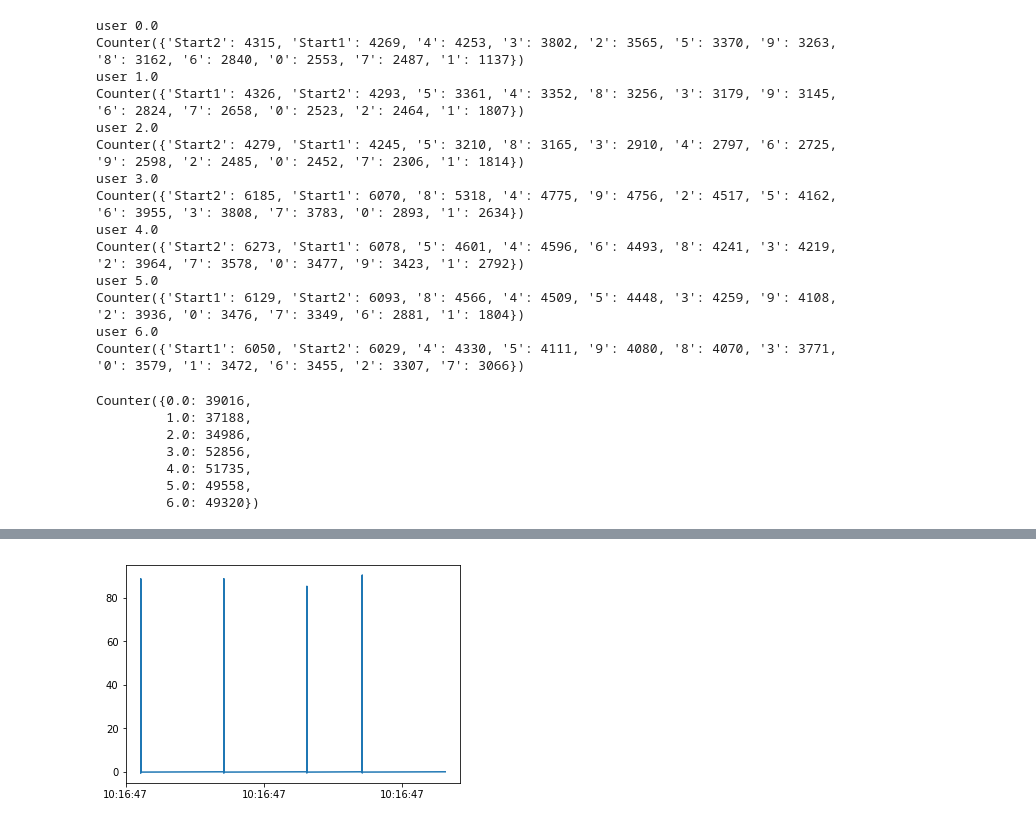
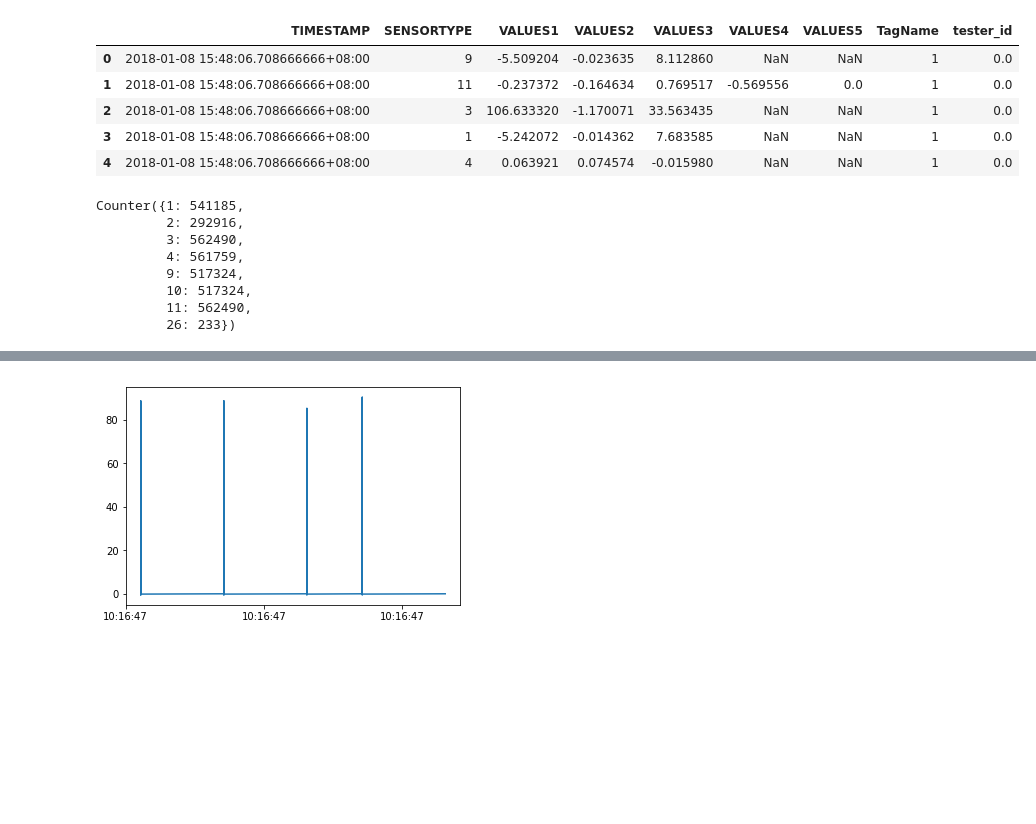
Before and after one commit to iamqingmei/Gesture-Prediction, a Jupyter notebook: src/pre-processing/Analysis.ipynb, the cells around one changed output, grey strips where cells are left out. Saved outputs shown, nothing was run; the diff lists cells and outputs as text; code cells hidden in the pictures; blank space fills up the shorter version.

```diff
--- a/src/pre-processing/Analysis.ipynb
+++ b/src/pre-processing/Analysis.ipynb
@@ -9,32 +9,23 @@ import sys
 import logging
 # %%
 sensor_df = pd.DataFrame.from_csv("../../data/database/sensor_data.csv")
-# %%
-for i in set(sensor_df.tester_id.tolist()):
-    print('user ' + str(i))
-    print(Counter(sensor_df[sensor_df.tester_id == i].TagName))
-# %% [output]
-user 0.0
-Counter({'Start2': 4315, 'Start1': 4269, '4': 4253, '3': 3802, '2': 3565, '5': 3370, '9': 3263, '8': 3162, '6': 2840, '0': 2553, '7': 2487, '1': 1137})
-user 1.0
-Counter({'Start1': 4326, 'Start2': 4293, '5': 3361, '4': 3352, '8': 3256, '3': 3179, '9': 3145, '6': 2824, '7': 2658, '0': 2523, '2': 2464, '1': 1807})
-user 2.0
-Counter({'Start2': 4279, 'Start1': 4245, '5': 3210, '8': 3165, '3': 2910, '4': 2797, '6': 2725, '9': 2598, '2': 2485, '0': 2452, '7': 2306, '1': 1814})
-user 3.0
-Counter({'Start2': 6185, 'Start1': 6070, '8': 5318, '4': 4775, '9': 4756, '2': 4517, '5': 4162, '6': 3955, '3': 3808, '7': 3783, '0': 2893, '1': 2634})
-user 4.0
-Counter({'Start2': 6273, 'Start1': 6078, '5': 4601, '4': 4596, '6': 4493, '8': 4241, '3': 4219, '2': 3964, '7': 3578, '0': 3477, '9': 3423, '1': 2792})
-user 5.0
-Counter({'Start1': 6129, 'Start2': 6093, '8': 4566, '4': 4509, '5': 4448, '3': 4259, '9': 4108, '2': 3936, '0': 3476, '7': 3349, '6': 2881, '1': 1804})
-user 6.0
-Counter({'Start1': 6050, 'Start2': 6029, '4': 4330, '5': 4111, '9': 4080, '8': 4070, '3': 3771, '0': 3579, '1': 3472, '6': 3455, '2': 3307, '7': 3066})
+# %%
+sensor_df.head()
+# %% [output]
+|  | TIMESTAMP | SENSORTYPE | VALUES1 | VALUES2 | VALUES3 | VALUES4 | VALUES5 | TagName | tester_id |
+| 0 | 2018-01-08 15:48:06.708666666+08:00 | 9 | -5.509204 | -0.023635 | 8.112860 | NaN | NaN | 1 | 0.0 |
+| 1 | 2018-01-08 15:48:06.708666666+08:00 | 11 | -0.237372 | -0.164634 | 0.769517 | -0.569556 | 0.0 | 1 | 0.0 |
+| 2 | 2018-01-08 15:48:06.708666666+08:00 | 3 | 106.633320 | -1.170071 | 33.563435 | NaN | NaN | 1 | 0.0 |
+| 3 | 2018-01-08 15:48:06.708666666+08:00 | 1 | -5.242072 | -0.014362 | 7.683585 | NaN | NaN | 1 | 0.0 |
+| 4 | 2018-01-08 15:48:06.708666666+08:00 | 4 | 0.063921 | 0.074574 | -0.015980 | NaN | NaN | 1 | 0.0 |
 # %%
-Counter(sensor_df.tester_id)
+Counter(sensor_df.SENSORTYPE.tolist())
 # %% [output]
-Counter({0.0: 39016,
-         1.0: 37188,
-         2.0: 34986,
-         3.0: 52856,
-         4.0: 51735,
-         5.0: 49558,
-         6.0: 49320})
+Counter({1: 541185,
+         2: 292916,
+         3: 562490,
+         4: 561759,
+         9: 517324,
+         10: 517324,
+         11: 562490,
+         26: 233})
```
Also changed, not shown: parts of 10 cells of this notebook, 2 other files.
